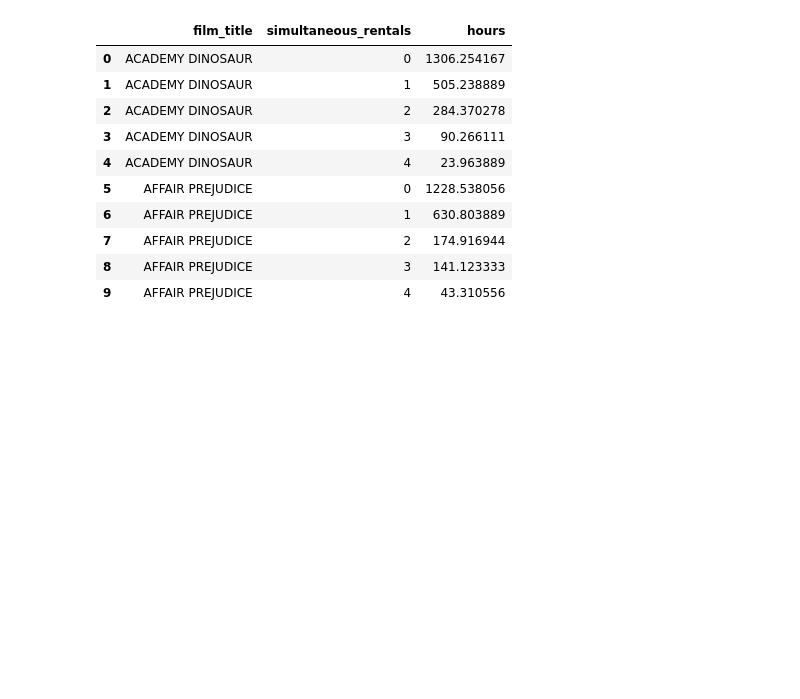
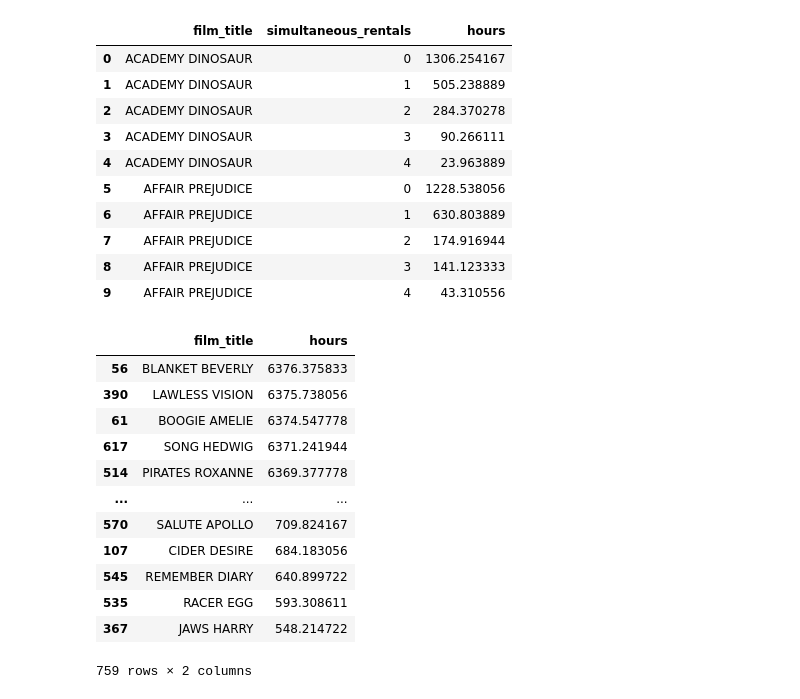
Before and after one commit to ManuelMF/College, a Jupyter notebook: SBD/Tema01/Tareas/Tarea04/film_rentals/Enunciat.ipynb, the cells around one changed output. Drawn from its saved outputs; the diff is of its cells as text; code cells hidden in the pictures; blank space fills up the shorter version.

```diff
--- a/SBD/Tema01/Tareas/Tarea04/film_rentals/Enunciat.ipynb
+++ b/SBD/Tema01/Tareas/Tarea04/film_rentals/Enunciat.ipynb
@@ -334,3 +396,22 @@ renting_hours_store1.head(10)
 | 7 | AFFAIR PREJUDICE | 2 | 174.916944 |
 | 8 | AFFAIR PREJUDICE | 3 | 141.123333 |
 | 9 | AFFAIR PREJUDICE | 4 | 43.310556 |
+# %%
+hours_film = renting_hours_store1.groupby('film_title')['hours'].sum()
+
+sort = hours_per_film.sort_values(by='hours', ascending=False)
+sort
+# %% [output]
+|  | film_title | hours |
+| 56 | BLANKET BEVERLY | 6376.375833 |
+| 390 | LAWLESS VISION | 6375.738056 |
+| 61 | BOOGIE AMELIE | 6374.547778 |
+| 617 | SONG HEDWIG | 6371.241944 |
+| 514 | PIRATES ROXANNE | 6369.377778 |
+| ... | ... | ... |
+| 570 | SALUTE APOLLO | 709.824167 |
+| 107 | CIDER DESIRE | 684.183056 |
+| 545 | REMEMBER DIARY | 640.899722 |
+| 535 | RACER EGG | 593.308611 |
+| 367 | JAWS HARRY | 548.214722 |
+759 rows × 2 columns
```
Also changed, not shown: parts of 10 cells of this notebook, 7 other files.
